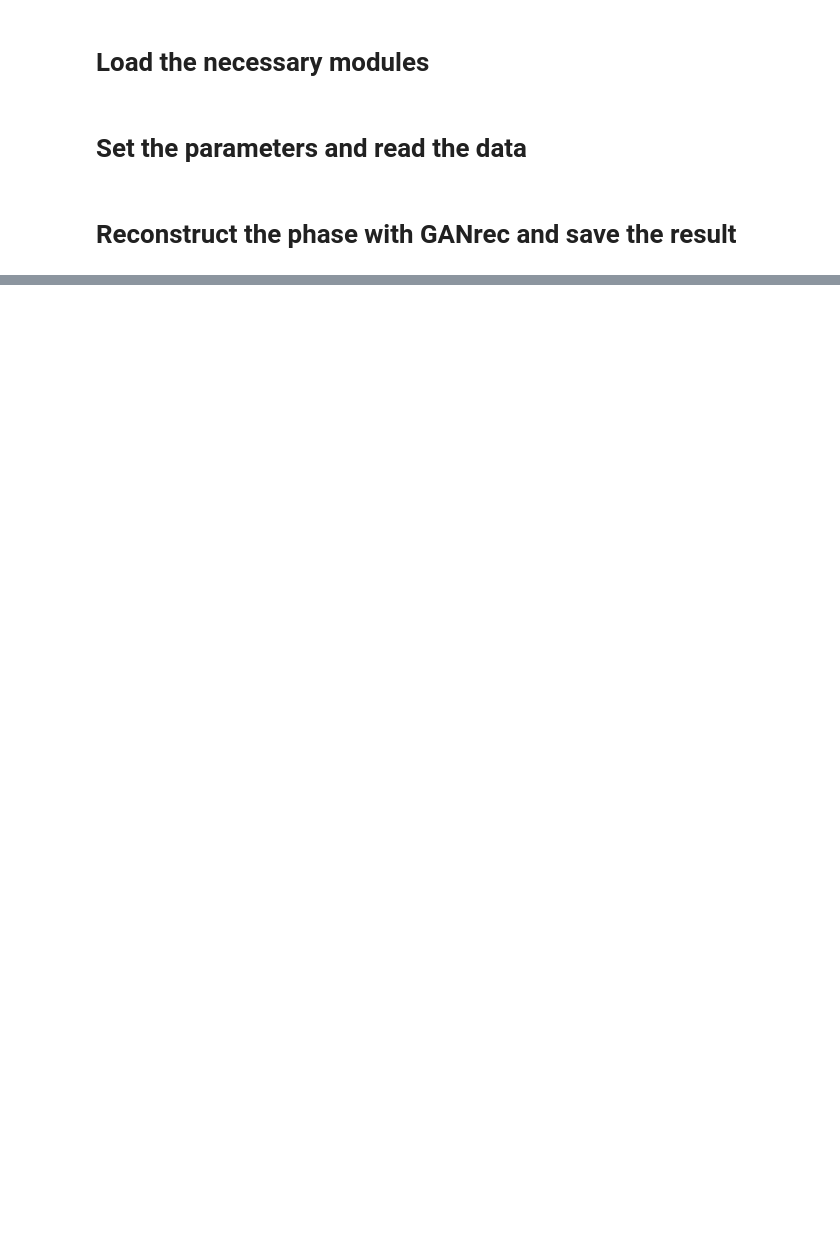
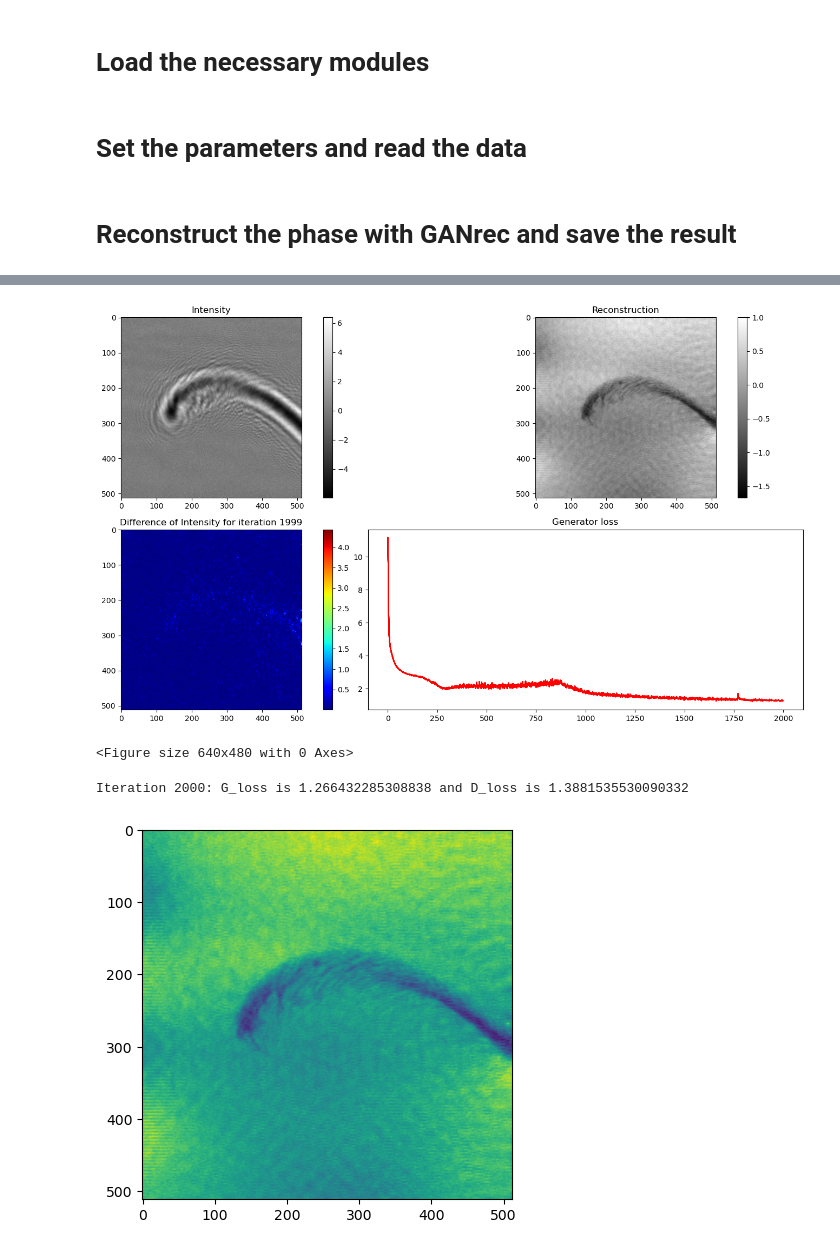
Before and after one commit to XYangXRay/ganrec, a Jupyter notebook: examples/holography_tf.ipynb, the cells around one changed output, grey strips where cells are left out. Drawn from its saved outputs; the diff is of its cells as text; code cells hidden in the pictures; blank space fills up the shorter version.

```diff
--- a/examples/holography_tf.ipynb
+++ b/examples/holography_tf.ipynb
@@ -40 +29,19 @@ Iteration 1000: G_loss is 0.8790676593780518 and D_loss is 1.3900120258331299
 [figure]
+# %%
+energy = 11
+z = 7.8880960e-2
+pv = 1.04735263e-7
+abs_ratio = 0.06
+iter_num = 2000
+fname_data = './test_data/hologram_spider_hair.tiff'
+data = tifffile.imread(fname_data)
+data = nor_phase(data)
+abs, phase = GANphase(data, energy, z, pv, iter_num=iter_num).recon
+plt.imshow(phase)
+plt.show()
+tifffile.imwrite('./test_results/spider_hair.tiff', phase)
+# %% [output]
+[figure, added]
+<Figure size 640x480 with 0 Axes>
+Iteration 2000: G_loss is 1.266432285308838 and D_loss is 1.3881535530090332
+[figure, added]
```
Also changed, not shown: parts of 2 cells of this notebook, 4 other files.
